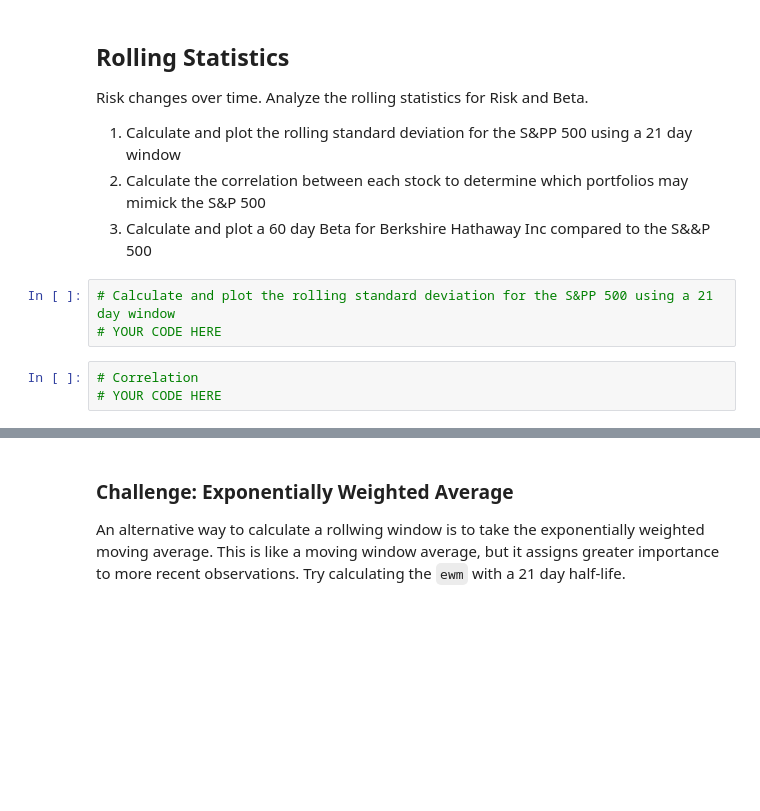
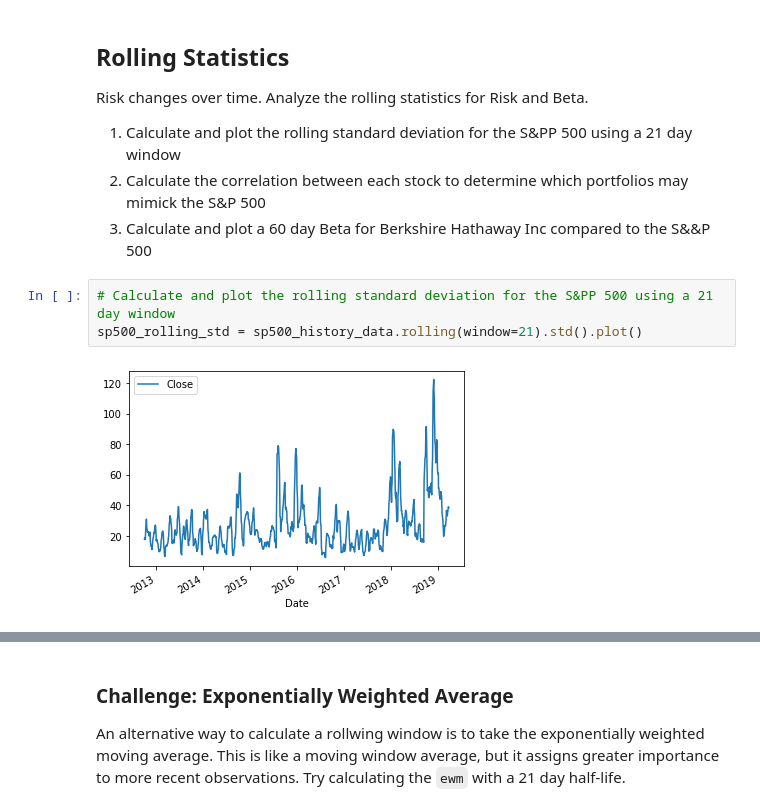
Before and after one commit to lil-bright/Pandas_Homework, a Jupyter notebook: whale_analysis.ipynb, the cells around one changed output, grey strips where cells are left out. Drawn from its saved outputs; the diff is of its cells as text; blank space fills up the shorter version.

```diff
--- a/whale_analysis.ipynb
+++ b/whale_analysis.ipynb
@@ -372,7 +434,6 @@ Risk changes over time. Analyze the rolling statistics for Risk and Beta.
 2. Calculate and plot a 60 day Beta for Berkshire Hathaway Inc compared to the S&&P 500
 # %%
 # Calculate and plot the rolling standard deviation for the S&PP 500 using a 21 day window
-# YOUR CODE HERE
+sp500_rolling_std = sp500_history_data.rolling(window=21).std().plot()
+# %% [output]
+[figure, added]
-# %%
-# Correlation
-# YOUR CODE HERE
```
Also changed, not shown: parts of 24 cells of this notebook.
